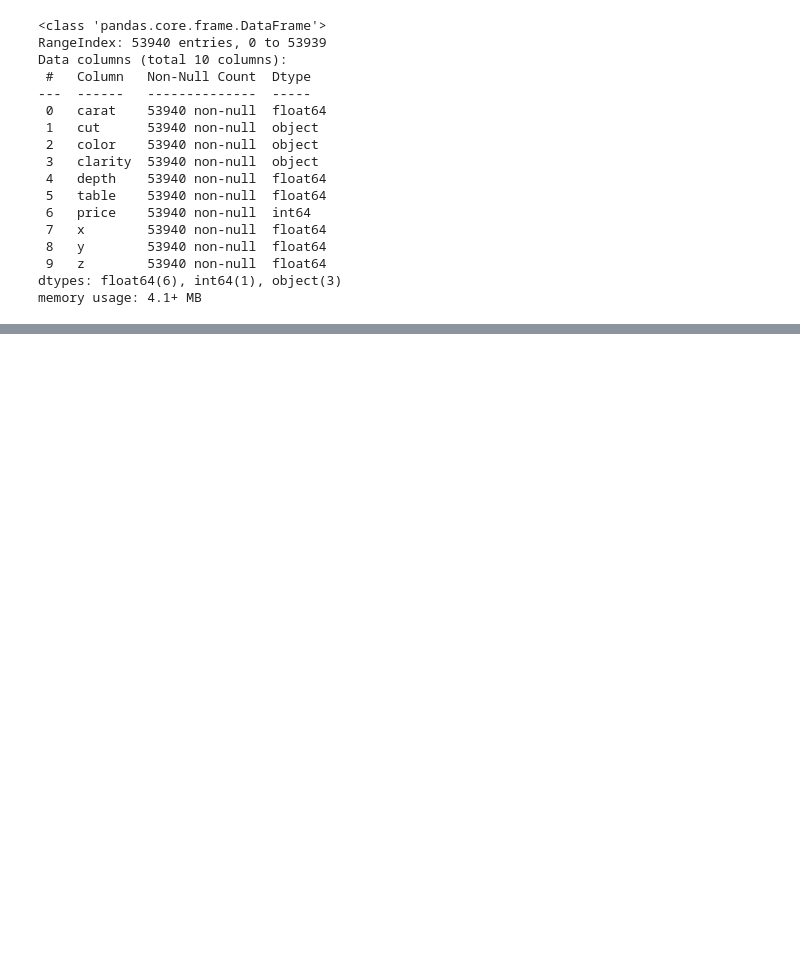
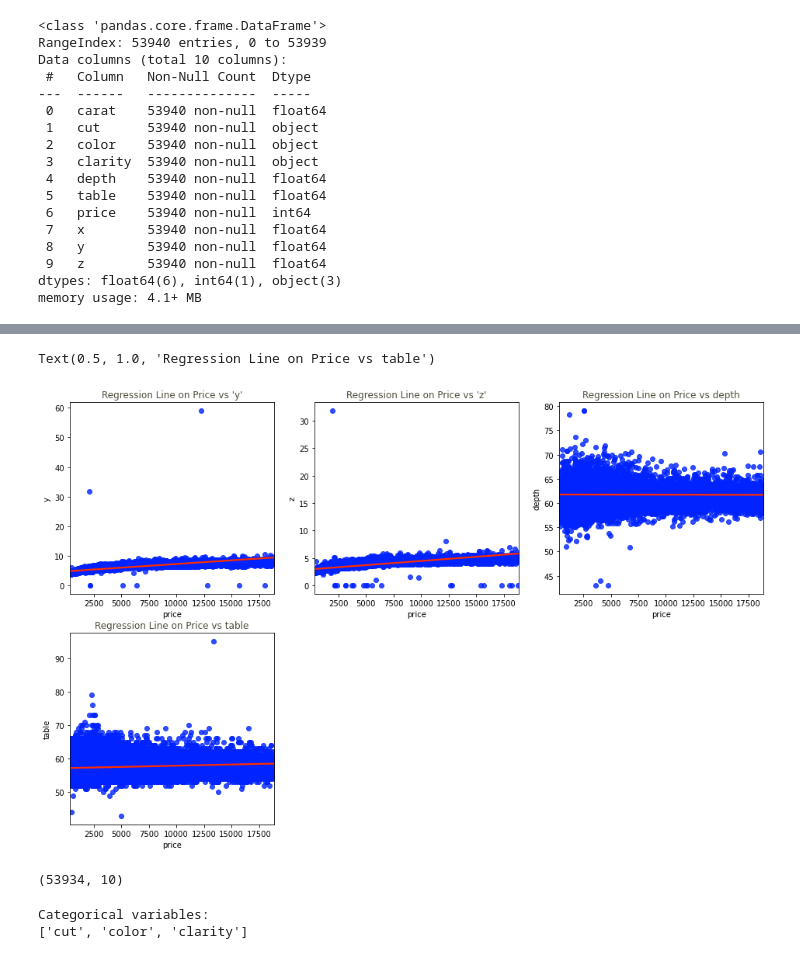
Before and after one commit to JyotBuch/Kaggle-Projects, a Jupyter notebook: Diamonds Price/Diamonds Price Prediction.ipynb, the cells around one changed output, grey strips where cells are left out. Saved outputs shown, nothing was run; the diff lists cells and outputs as text; code cells hidden in the pictures; blank space fills up the shorter version.

Commit message:
Diamond Price Prediction

```diff
--- a/Diamonds Price/Diamonds Price Prediction.ipynb
+++ b/Diamonds Price/Diamonds Price Prediction.ipynb
@@ -53,0 +114,53 @@ memory usage: 4.1+ MB
+# %%
+#Let us work with this deductions and improve our dataset
+
+plt.figure(figsize=(16,10))
+plt.subplot(2,3,1)
+ax = sns.regplot(x="price", y="y", data=df, fit_reg=True, scatter_kws={"color": "#0023FF"}, line_kws={"color": "#FF2D00"})
+ax.set_title("Regression Line on Price vs 'y'", color="#4e4c39")
+
+plt.subplot(2,3,2)
+ax = sns.regplot(x="price", y="z", data=df, fit_reg=True, scatter_kws={"color": "#0023FF"}, line_kws={"color": "#FF2D00"})
+ax.set_title("Regression Line on Price vs 'z'", color="#4e4c39")
+
+plt.subplot(2,3,3)
+ax = sns.regplot(x="price", y="depth", data=df, fit_reg=True, scatter_kws={"color": "#0023FF"}, line_kws={"color": "#FF2D00"})
+ax.set_title("Regression Line on Price vs depth", color="#4e4c39")
+
+plt.subplot(2,3,4)
+ax = sns.regplot(x="price", y="table", data=df, fit_reg=True, scatter_kws={"color": "#0023FF"}, line_kws={"color": "#FF2D00"})
+ax.set_title("Regression Line on Price vs table", color="#4e4c39")
+# %% [output]
+Text(0.5, 1.0, 'Regression Line on Price vs table')
+[figure, added]
+# %%
+#It is very clear that there are a few outliers in our attributes. There are zero values, as well as some extreme values in
+#our attribute. Since we have a huge dataset, it would be easier to drop these rows instead of scaling them.
+
+
+#Dropping these outliers
+preprocessed_data = df[(df["x"]<30)]
+preprocessed_data = df[(df["y"]<30)]
+preprocessed_data = df[(df["z"]<30)&(df["z"]>2)]
+preprocessed_data = df[(df["table"]<80)&(df["table"]>40)]
+preprocessed_data= df[(df["depth"]<75)&(df["depth"]>45)]
+preprocessed_data.shape
+# %% [output]
+(53934, 10)
+# %%
+#An important part of data preprocessing is to know your categorical variables. Sometimes data might already be categorized
+#and in numeric format but not continuous, make sure to convert them to object type as we are considering them as categorical
+#vaiables
+
+#In our dataset there are no numeric categorical values so we will find out which columns are not numeric by filtering out
+#the object datatype attributes
+
+
+# Get list of categorical variables
+s = (preprocessed_data.dtypes =="object")
+object_cols = list(s[s].index)
+print("Categorical variables:")
+print(object_cols)
+# %% [output]
+Categorical variables:
+['cut', 'color', 'clarity']
```
Also changed, not shown: parts of 25 cells of this notebook, 3 other files.
